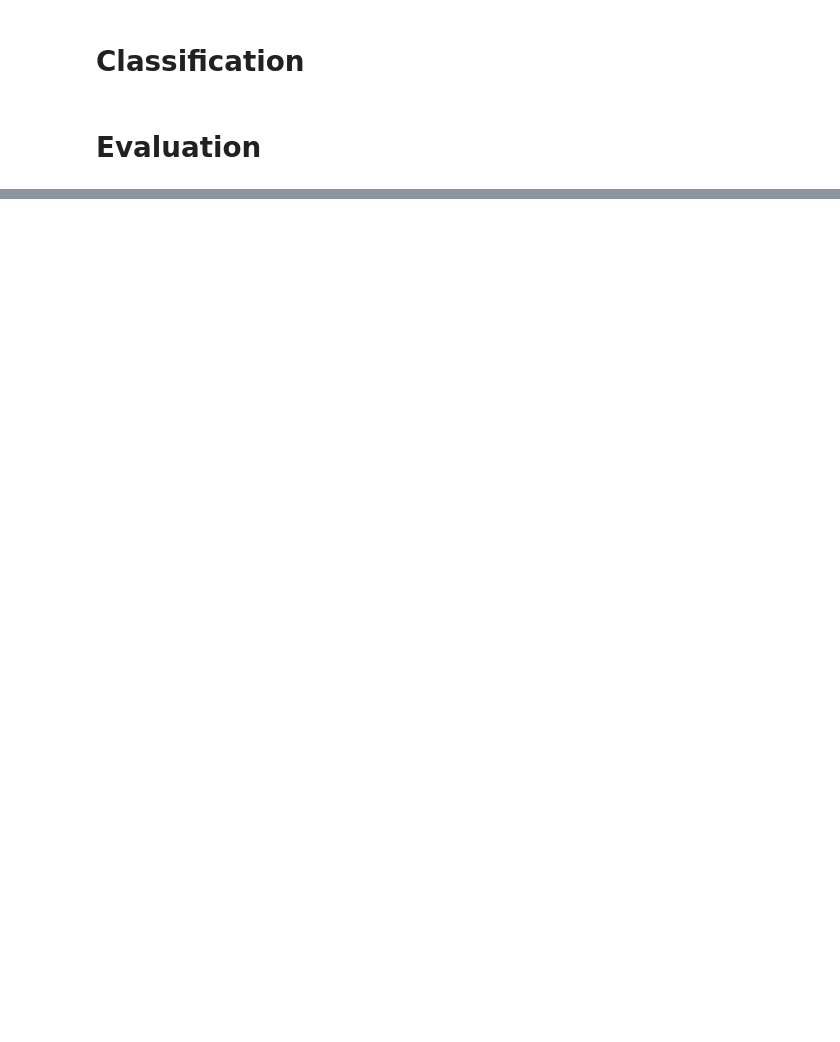
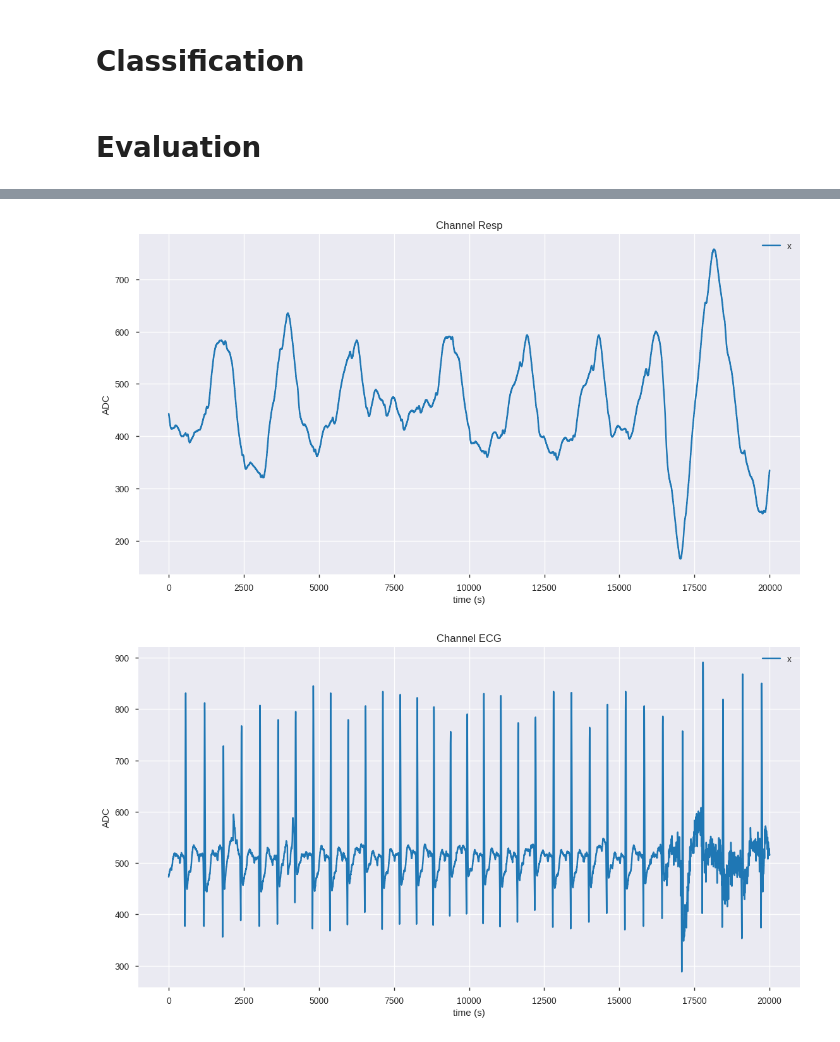
Before and after one commit to PIA-Group/BioSPPy, a Jupyter notebook: Physioma2019.ipynb, the cells around one changed output, grey strips where cells are left out. Cells and saved outputs as stored; diff of their text form; code cells hidden in the pictures; blank space fills up the shorter version.

```diff
--- a/Physioma2019.ipynb
+++ b/Physioma2019.ipynb
@@ -411,0 +410,51 @@ plt.show()
+# %%
+#@Signal Preview
+windows_time = 20
+window_size = int(sampling_rate * windows_time)
+
+my_dpi = 100
+plt.figure(figsize=(1350 / my_dpi, 700 / my_dpi), dpi=my_dpi)
+plt.tight_layout()
+plt_size = windows_time*sampling_rate
+plt.plot(signals.A1[:window_size])
+plt.xlabel("time (s)")
+plt.ylabel("ADC")
+plt.title("Channel " + class_labels[0])
+plt.legend('x axis')
+plt.show()
+
+#@Signal Preview
+plt.figure(figsize=(1350 / my_dpi, 700 / my_dpi), dpi=my_dpi)
+plt.tight_layout()
+plt_size = windows_time*sampling_rate
+plt.plot(signals.A2[:window_size])
+plt.xlabel("time (s)")
+plt.ylabel("ADC")
+plt.title("Channel " + class_labels[1])
+plt.legend('x axis')
+plt.show()
+
+#@Signal Preview
+plt.figure(figsize=(1350 / my_dpi, 700 / my_dpi), dpi=my_dpi)
+plt.tight_layout()
+plt_size = windows_time*sampling_rate
+plt.plot(signals.A3[:window_size])
+plt.xlabel("time (s)")
+plt.ylabel("ADC")
+plt.title("Channel " + class_labels[2])
+plt.legend('x axis')
+plt.show()
+
+#@Signal Preview
+plt.figure(figsize=(1350 / my_dpi, 700 / my_dpi), dpi=my_dpi)
+plt.tight_layout()
+plt_size = windows_time*sampling_rate
+plt.plot(signals.A4[:window_size])
+plt.xlabel("time (s)")
+plt.ylabel("ADC")
+plt.title("Channel " + class_labels[3])
+plt.legend('x axis')
+plt.show()
+# %% [output]
+[figure, added]
+[figure, added]
```
Also changed, not shown: parts of 25 cells of this notebook.
